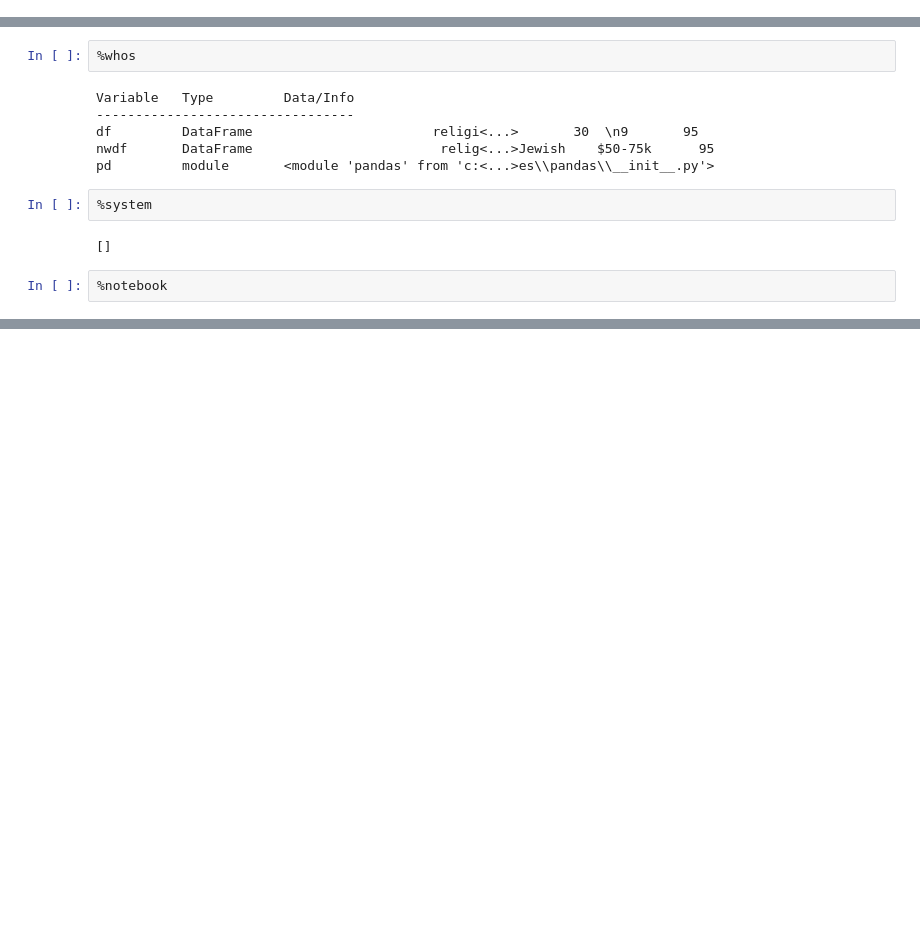
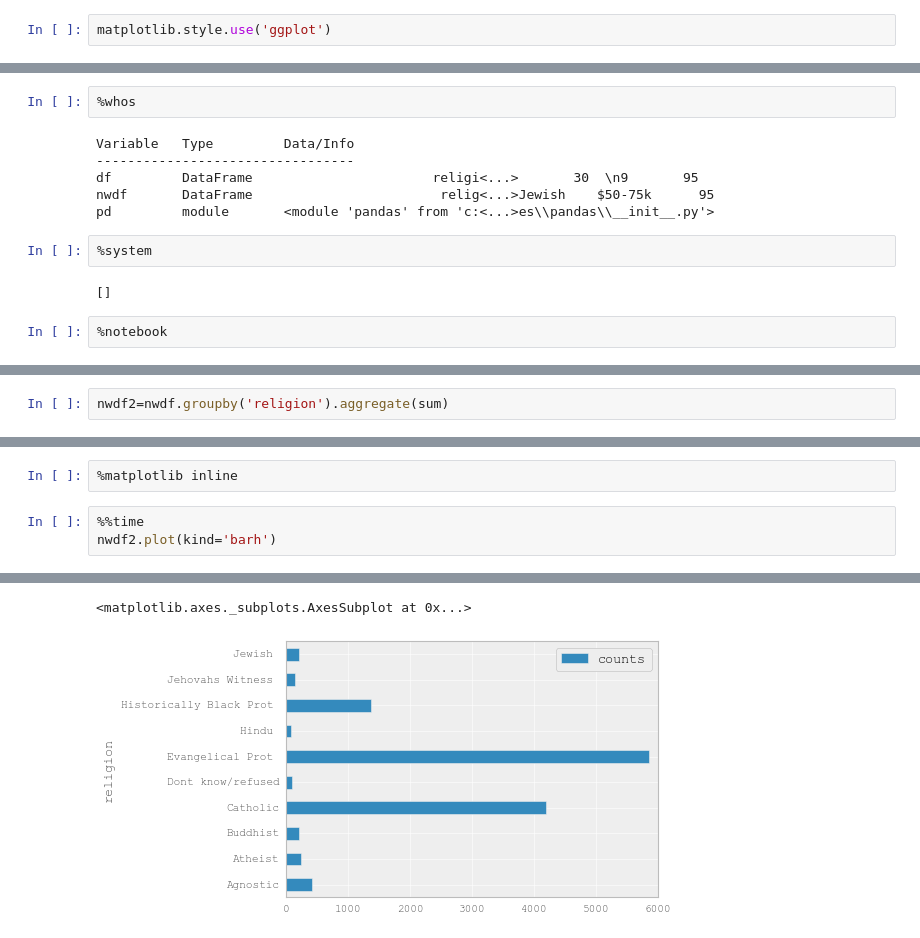
Before and after one commit to Mantej-Singh/Magic-Commands--Ipython-notebook, a Jupyter notebook: Magic Commands- Ipython notebook.ipynb, the cells around one changed output, grey strips where cells are left out. Cells and saved outputs as stored; diff of their text form; blank space fills up the shorter version.

```diff
--- a/Magic Commands- Ipython notebook.ipynb
+++ b/Magic Commands- Ipython notebook.ipynb
@@ -1,2 +15,4 @@
+# %%
+matplotlib.style.use('ggplot')
 # %%
 %load_ext watermark
@@ -209,0 +190,2 @@ C:\Users\Jarvis>
+# %%
+nwdf2=nwdf.groupby('religion').aggregate(sum)
@@ -209,0 +207,6 @@ C:\Users\Jarvis>
+# %%
+%matplotlib inline
+# %%
+%%time
+nwdf2.plot(kind='barh')
+# %% [output]
@@ -209,0 +214,2 @@ C:\Users\Jarvis>
+<matplotlib.axes._subplots.AxesSubplot at 0x...>
+[figure, added]
```
Also changed, not shown: parts of 19 cells of this notebook.
